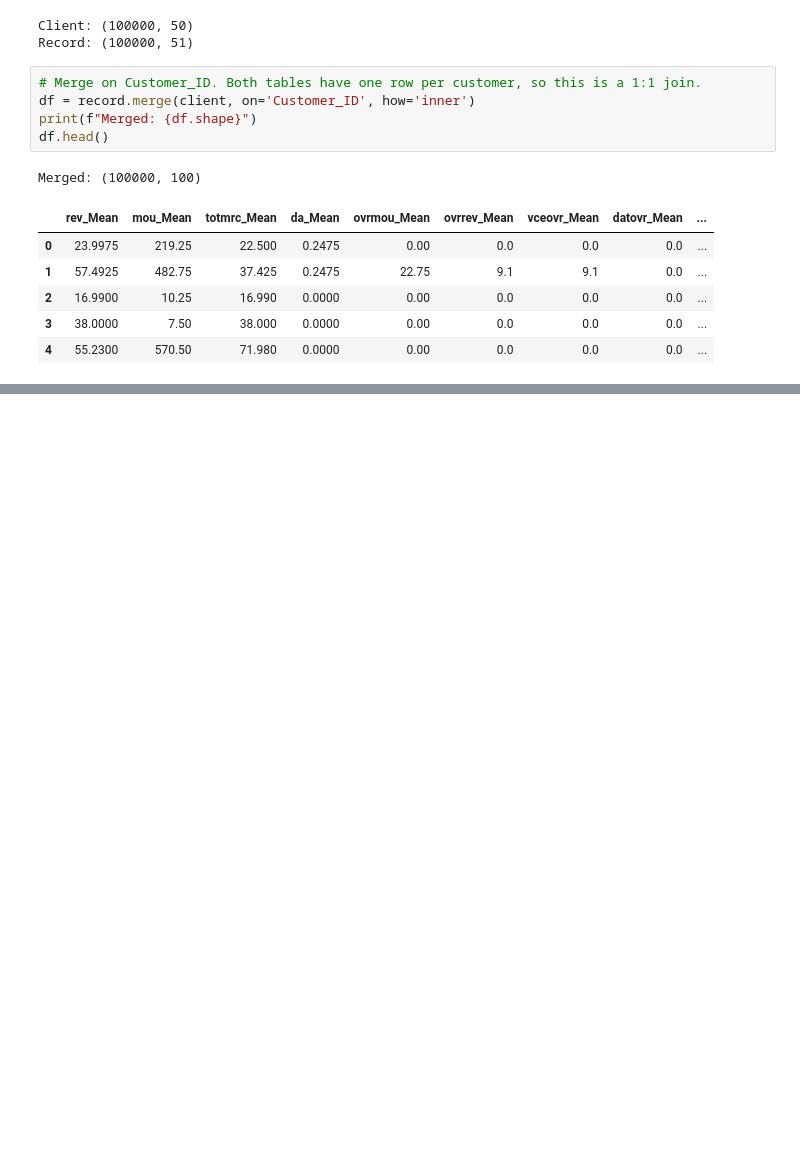
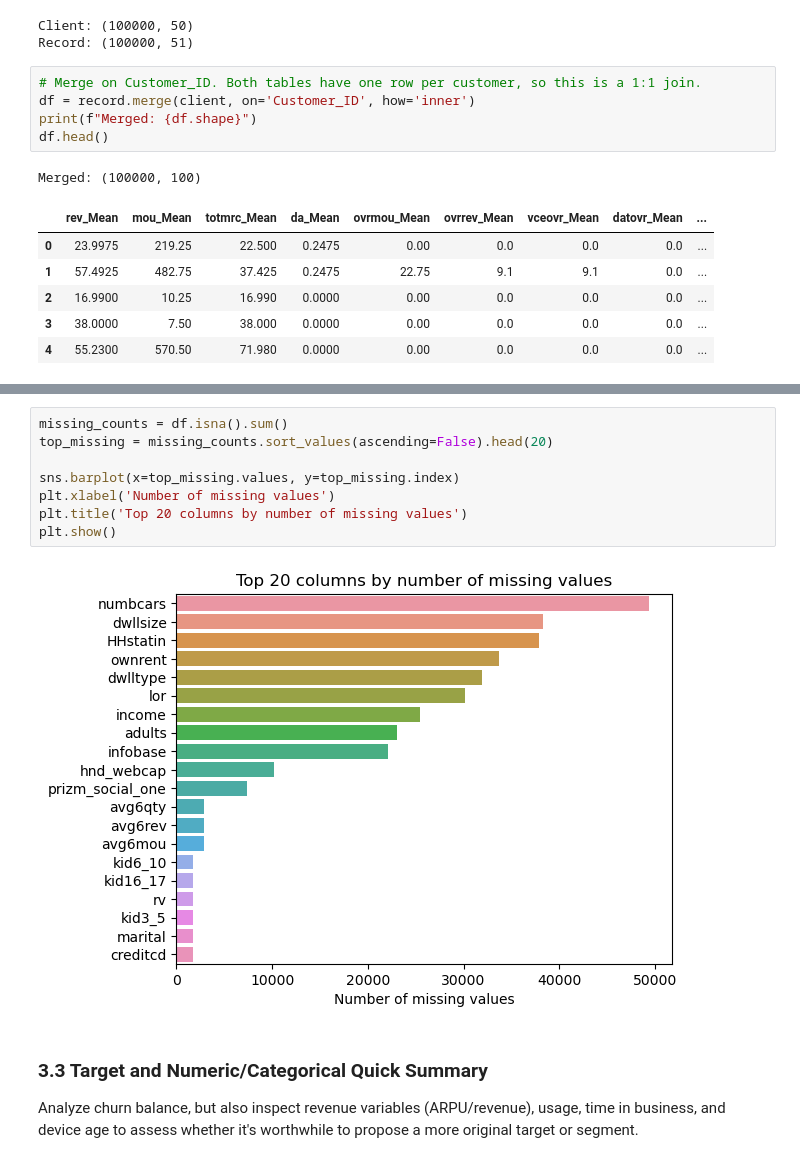
Before and after one commit to PauloLucena2022/telecom-customer-analytics-ml, a Jupyter notebook: eda.ipynb, the cells around one changed output, grey strips where cells are left out. Saved outputs shown, nothing was run; the diff lists cells and outputs as text; blank space fills up the shorter version.

```diff
--- a/eda.ipynb
+++ b/eda.ipynb
@@ -113,0 +188,14 @@ Merged: (100000, 100)
+# %%
+missing_counts = df.isna().sum()
+top_missing = missing_counts.sort_values(ascending=False).head(20)
+
+sns.barplot(x=top_missing.values, y=top_missing.index)
+plt.xlabel('Number of missing values')
+plt.title('Top 20 columns by number of missing values')
+plt.show()
+# %% [output]
+[figure, added]
+# %% [markdown]
+### 3.3 Target and Numeric/Categorical Quick Summary
+
+Analyze churn balance, but also inspect revenue variables (ARPU/revenue), usage, time in business, and device age to assess whether it's worthwhile to propose a more original target or segment.
```
Also changed, not shown: parts of 21 cells of this notebook.
